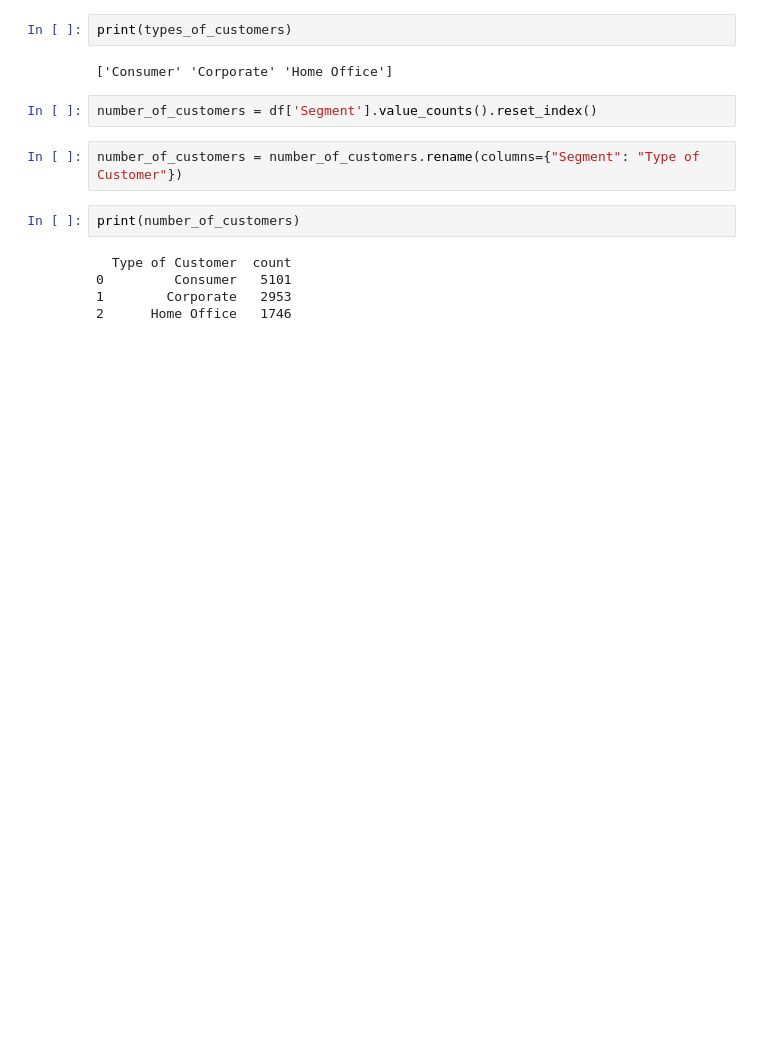
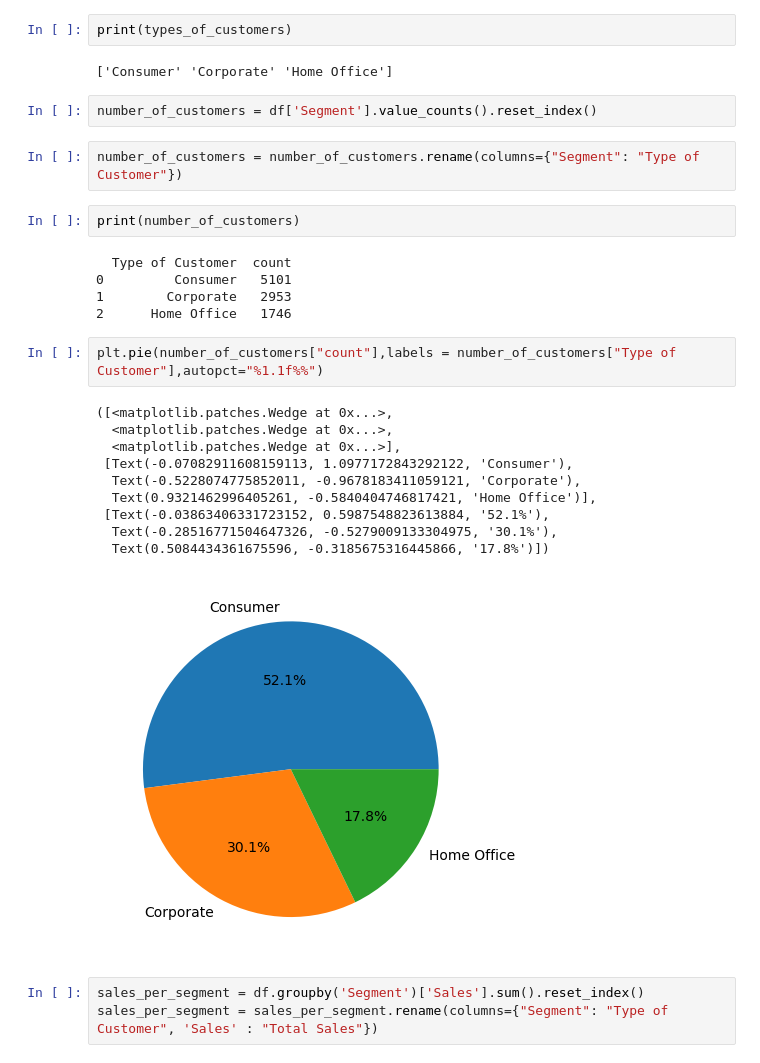
Before and after one commit to jagnajezierska/superstore_data_analysis, a Jupyter notebook: store_analysis.ipynb, the cells around one changed output. Cells and saved outputs as stored; diff of their text form; blank space fills up the shorter version.

```diff
--- a/store_analysis.ipynb
+++ b/store_analysis.ipynb
@@ -93,3 +93,19 @@ print(number_of_customers)
 0         Consumer   5101
 1        Corporate   2953
 2      Home Office   1746
+# %%
+plt.pie(number_of_customers["count"],labels = number_of_customers["Type of Customer"],autopct="%1.1f%%")
+# %% [output]
+([<matplotlib.patches.Wedge at 0x...>,
+  <matplotlib.patches.Wedge at 0x...>,
+  <matplotlib.patches.Wedge at 0x...>],
+ [Text(-0.07082911608159113, 1.0977172843292122, 'Consumer'),
+  Text(-0.5228074775852011, -0.9678183411059121, 'Corporate'),
+  Text(0.9321462996405261, -0.5840404746817421, 'Home Office')],
+ [Text(-0.03863406331723152, 0.5987548823613884, '52.1%'),
+  Text(-0.28516771504647326, -0.5279009133304975, '30.1%'),
+  Text(0.5084434361675596, -0.3185675316445866, '17.8%')])
+[figure, added]
+# %%
+sales_per_segment = df.groupby('Segment')['Sales'].sum().reset_index()
+sales_per_segment = sales_per_segment.rename(columns={"Segment": "Type of Customer", 'Sales' : "Total Sales"})
```
Also changed, not shown: parts of 8 cells of this notebook.
